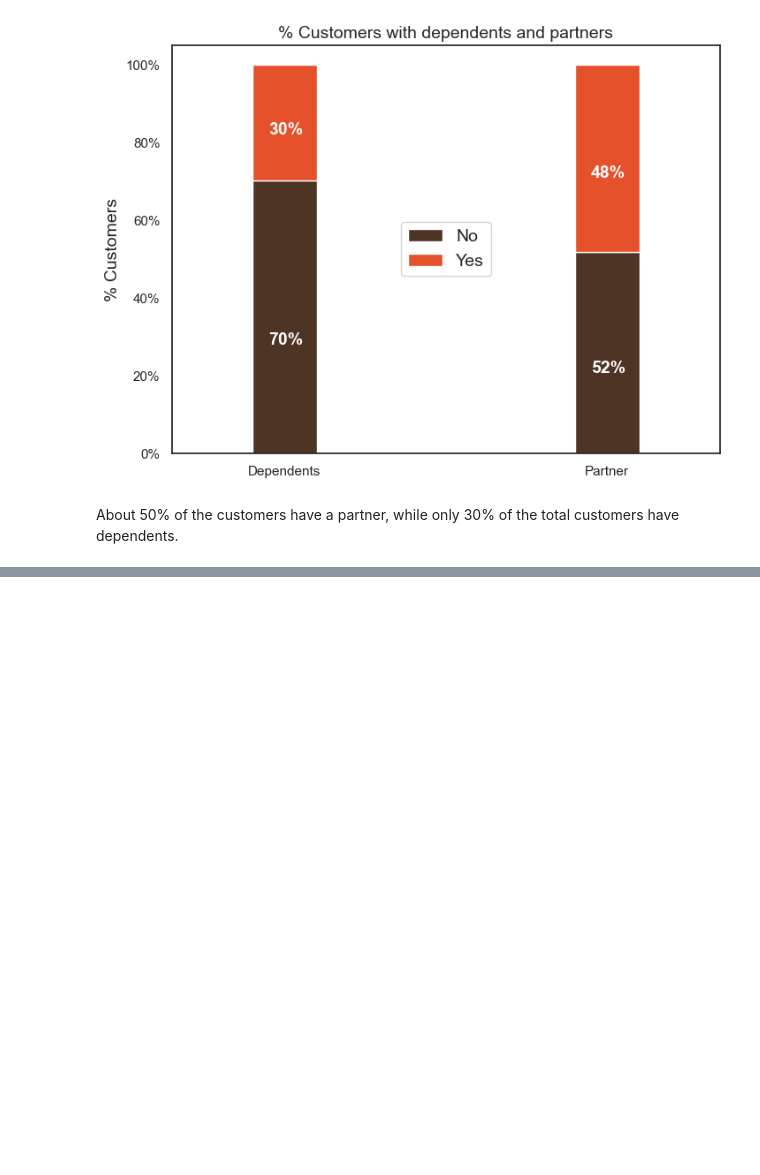
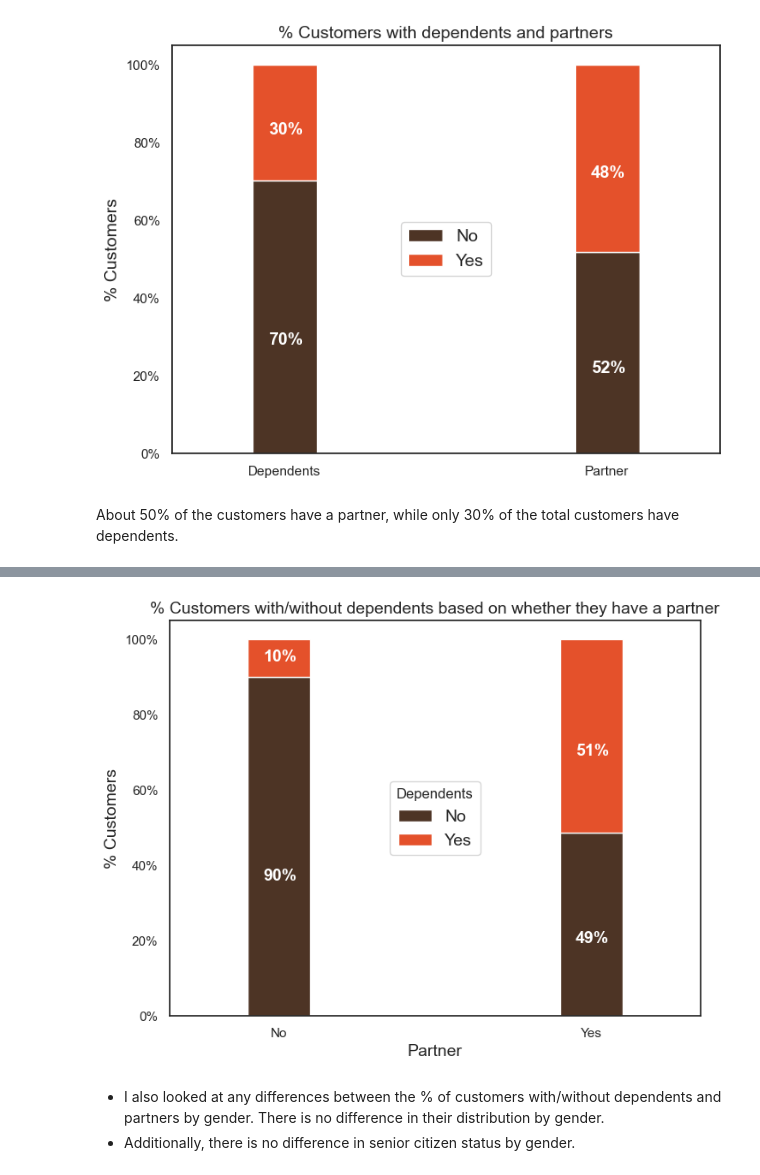
Before and after one commit to AmirMotefaker/Sales-Data-Analysis, a Jupyter notebook: Customer Churn Prediction/Customer Churn Prediction - Telecom/Customer Churn Prediction - Telecom.ipynb, the cells around one changed output, grey strips where cells are left out. Drawn from its saved outputs; the diff is of its cells as text; code cells hidden in the pictures; blank space fills up the shorter version.

Commit message:
Update Customer Churn Prediction - Telecom

```diff
--- a/Customer Churn Prediction/Customer Churn Prediction - Telecom/Customer Churn Prediction - Telecom.ipynb
+++ b/Customer Churn Prediction/Customer Churn Prediction - Telecom/Customer Churn Prediction - Telecom.ipynb
@@ -217,0 +222,29 @@ About 50% of the customers have a partner, while only 30% of the total customers
+# %%
+colors = ['#4D3425','#E4512B']
+partner_dependents = data.groupby(['Partner','Dependents']).size().unstack()
+
+ax = (partner_dependents.T*100.0 / partner_dependents.T.sum()).T.plot(kind='bar',
+                                                                width = 0.2,
+                                                                stacked = True,
+                                                                rot = 0,
+                                                                figsize = (8,6),
+                                                                color = colors)
+ax.yaxis.set_major_formatter(mtick.PercentFormatter())
+ax.legend(loc='center',prop={'size':14},title = 'Dependents',fontsize =14)
+ax.set_ylabel('% Customers',size = 14)
+ax.set_title('% Customers with/without dependents based on whether they have a partner',size = 14)
+ax.xaxis.label.set_size(14)
+
+# Code to add the data labels on the stacked bar chart
+for p in ax.patches:
+    width, height = p.get_width(), p.get_height()
+    x, y = p.get_xy()
+    ax.annotate('{:.0f}%'.format(height), (p.get_x()+.25*width, p.get_y()+.4*height),
+                color = 'white',
+               weight = 'bold',
+               size = 14)
+# %% [output]
+[figure, added]
+# %% [markdown]
+- I also looked at any differences between the % of customers with/without dependents and partners by gender. There is no difference in their distribution by gender.
+- Additionally, there is no difference in senior citizen status by gender.
```
Also changed, not shown: parts of 1 cell of this notebook.
